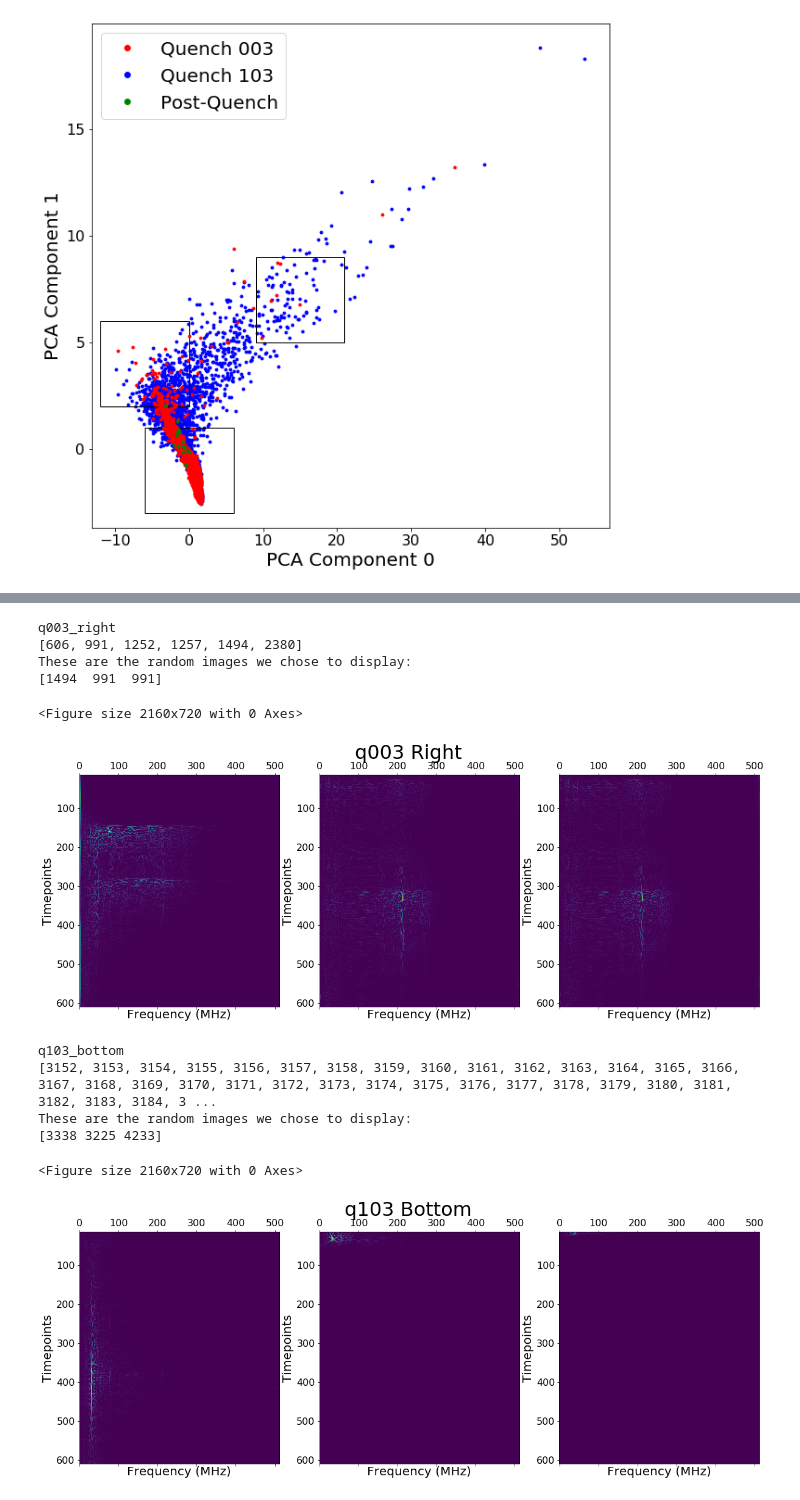
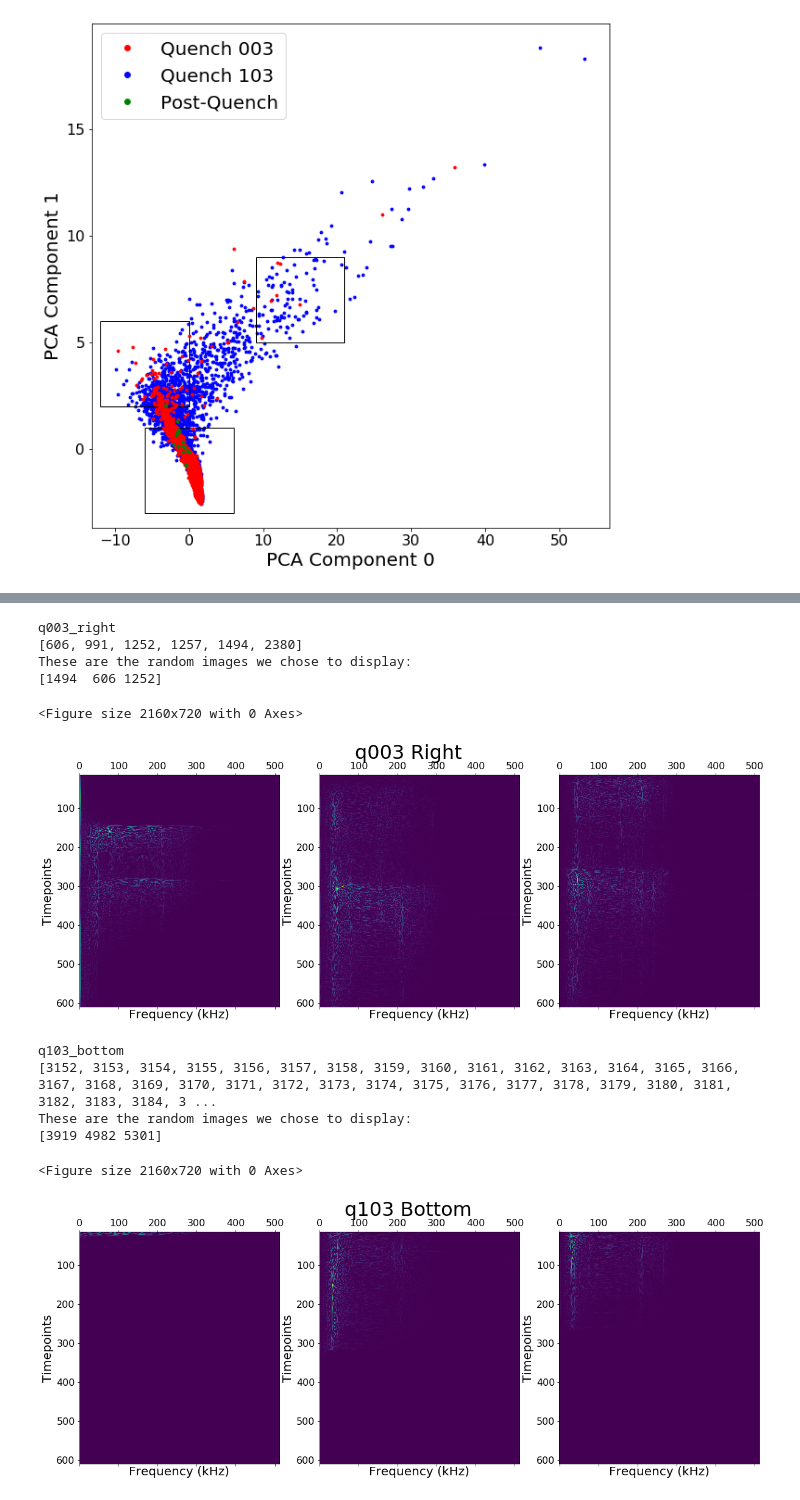
Before and after one commit to lastephey/magnet-notebooks, a Jupyter notebook: conv2d-autoencoder/plot_conv2d_spectrograms.ipynb, the cells around one changed output, grey strips where cells are left out. Cells and saved outputs as stored; diff of their text form; code cells hidden in the pictures.

```diff
--- a/conv2d-autoencoder/plot_conv2d_spectrograms.ipynb
+++ b/conv2d-autoencoder/plot_conv2d_spectrograms.ipynb
@@ -360,15 +360,15 @@ show_images = qall_data[pick_3,:,:]
 fig, (ax_l, ax_c, ax_r) = plt.subplots(nrows=1, ncols=3, sharex=True, figsize=(20, 7))
 ax_l.matshow(show_images[0,:,:],cmap=colormap)
 ax_l.axis('equal')
-ax_l.set_xlabel('Frequency (MHz)')
+ax_l.set_xlabel('Frequency (kHz)')
 ax_l.set_ylabel('Timepoints')
 ax_c.matshow(show_images[1,:,:],cmap=colormap)
 ax_c.axis('equal')
-ax_c.set_xlabel('Frequency (MHz)')
+ax_c.set_xlabel('Frequency (kHz)')
 ax_c.set_ylabel('Timepoints')
 ax_r.matshow(show_images[2,:,:],cmap=colormap)
 ax_r.axis('equal')
-ax_r.set_xlabel('Frequency (MHz)')
+ax_r.set_xlabel('Frequency (kHz)')
 ax_r.set_ylabel('Timepoints')
 fig.suptitle('q003 Right', fontsize=32)
 plt.show()
@@ -376,9 +376,9 @@ plt.show()
 q003_right
 [606, 991, 1252, 1257, 1494, 2380]
 These are the random images we chose to display:
-[1494  991  991]
+[1494  606 1252]
 <Figure size 2160x720 with 0 Axes>
-[figure, old version]
+[figure, new version]
 # %%
 #quench 103 bottom
 
@@ -396,38 +396,38 @@ for i in range(qall_data.shape[0]):
 print("q103_bottom")
 print(q103_bottom)
 
 plt.figure(figsize=(30, 10))
 
 #randomly pick three images to show (not the first three)
 pick_3 = np.random.choice(q103_bottom, num_images)
 
 print("These are the random images we chose to display:")
 print(pick_3)
 
 show_images = qall_data[pick_3,:,:]
 
 fig, (ax_l, ax_c, ax_r) = plt.subplots(nrows=1, ncols=3, sharex=True, figsize=(20, 7))
 ax_l.matshow(show_images[0,:,:],cmap=colormap)
 ax_l.axis('equal')
-ax_l.set_xlabel('Frequency (MHz)')
+ax_l.set_xlabel('Frequency (kHz)')
 ax_l.set_ylabel('Timepoints')
 ax_c.matshow(show_images[1,:,:],cmap=colormap)
 ax_c.axis('equal')
-ax_c.set_xlabel('Frequency (MHz)')
+ax_c.set_xlabel('Frequency (kHz)')
 ax_c.set_ylabel('Timepoints')
 ax_r.matshow(show_images[2,:,:],cmap=colormap)
 ax_r.axis('equal')
-ax_r.set_xlabel('Frequency (MHz)')
+ax_r.set_xlabel('Frequency (kHz)')
 ax_r.set_ylabel('Timepoints')
 fig.suptitle('q103 Bottom', fontsize=32)
 plt.show()
 # %% [output]
 q103_bottom
 [3152, 3153, 3154, 3155, 3156, 3157, 3158, 3159, 3160, 3161, 3162, 3163, 3164, 3165, 3166, 3167, 3168, 3169, 3170, 3171, 3172, 3173, 3174, 3175, 3176, 3177, 3178, 3179, 3180, 3181, 3182, 3183, 3184, 3 ...
 These are the random images we chose to display:
-[3338 3225 4233]
+[3919 4982 5301]
 <Figure size 2160x720 with 0 Axes>
-[figure, old version]
+[figure, new version]
 # %%
 #quench 103 left
 
```
Also changed, not shown: parts of 5 cells of this notebook.
